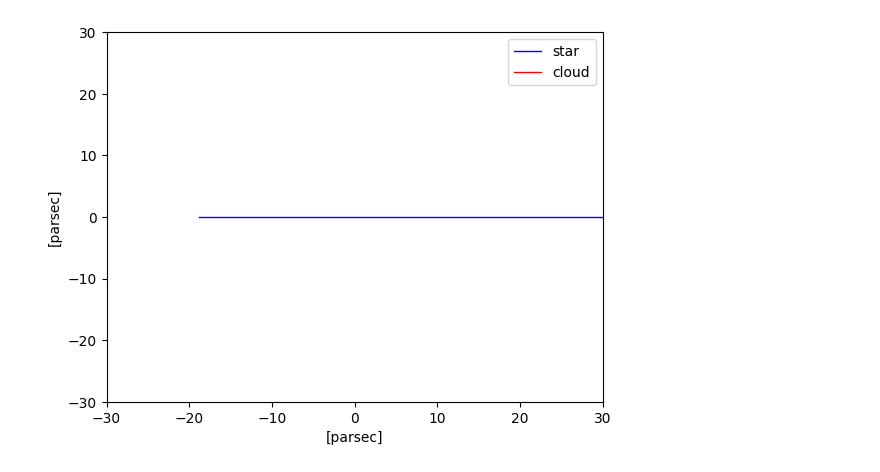
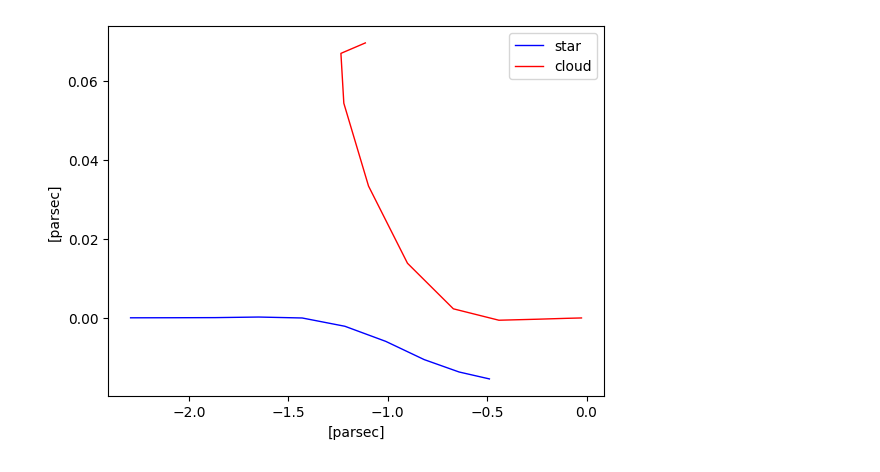
Before and after one commit to umuzigazuba/AMUSE-_project_SNOOPS, a Jupyter notebook: AMUSE_project_YESSIR/src/obriter_diagnostic.ipynb, the cells around one changed output. Drawn from its saved outputs; the diff is of its cells as text; code cells hidden in the pictures.

Commit message:
effect of star on hydro now visible

```diff
--- a/AMUSE_project_YESSIR/src/obriter_diagnostic.ipynb
+++ b/AMUSE_project_YESSIR/src/obriter_diagnostic.ipynb
@@ -14,7 +14,7 @@ from plotters import plot_hydro_and_star, plot_cloud_particles
 # initialise and evolve the MC particle set
 particles_cloud, converter_cloud  = make_molecular_cloud(N_cloud = 1_000,
                                                          M_cloud = 500 | units.MSun,
-                                                         R_cloud = 20 | units.pc,
+                                                         R_cloud = 2 | units.pc,
                                                          seed = 1312)
 
 particles_cloud, density_map = evolve_molecular_cloud(particles_cloud,
@@ -50,7 +54,7 @@ def hydro_code(Code, dt, converter, particles, seed):
                 # isothermal gas (requires integrate_entropy_flag == False)
     hydro.parameters.integrate_entropy_flag = False #True means: integrate
                                           # entropy, else: internal energy.
-    hydro.particles.add_particles(particles) # add the particles
+    hydro.gas_particles.add_particles(particles) # add the particles
 
     return hydro
 # %%
@@ -81,17 +85,17 @@ hydro_cloud = hydro_code(Code = Fi, dt = 0.1 | units.Myr,
 gravity_code = Bhtree(converter_star)
 gravity_code.particles.add_particles(star)
 
-channel = {"from_star": star.new_channel_to(gravity_code.particles),
-            "to_star": gravity_code.particles.new_channel_to(star),
-            "from_cloud": particles_cloud.new_channel_to(hydro_cloud.particles),
-            "to_cloud": hydro_cloud.particles.new_channel_to(particles_cloud)}
+channel = {"to_star": gravity_code.particles.new_channel_to(star),
+           "from_star": star.new_channel_to(gravity_code.particles),
+           "to_cloud": hydro_cloud.gas_particles.new_channel_to(particles_cloud),
+            "from_cloud": particles_cloud.new_channel_to(hydro_cloud.gas_particles)}
 # %%
 gravhydrobridge = bridge.Bridge(use_threading = False)
 gravhydrobridge.add_system(gravity_code, (hydro_cloud,) )
 gravhydrobridge.add_system(hydro_cloud, (gravity_code,) )
 gravhydrobridge.timestep = 0.1 | units.Myr
 # %%
-t_end = 2 | units.Myr
+t_end = 1 | units.Myr
 model_time = 0 | units.Myr
 dt = 0.1 | units.Myr
 
@@ -110,7 +114,7 @@ while model_time < t_end:
 
     model_time += dt
     gravhydrobridge.evolve_model(model_time)
-    model_time = model_time.round(2)
+    model_time = model_time.round(1)
 
     # update channels
     channel["to_star"].copy()
@@ -120,6 +124,7 @@ while model_time < t_end:
     X_star.append(star.x)
     Y_star.append(star.y)
     Z_star.append(star.z)
+
     # save the cloud's position
     x_cloud = particles_cloud.center_of_mass()[0]
     X_cloud.append(x_cloud)
@@ -130,9 +135,18 @@ while model_time < t_end:
 
     print('Orbiter in progress at', model_time.value_in(units.Myr), ' Myr')
 
-    plot_hydro_and_star(time = model_time,
-                        hydro = hydro_cloud,
-                        star_particle = star,
-                        L = L,
-                        N = N,
-                        density_map_MC = density_map)
+    plt.figure(figsize = (9, 5))
+
+    plt.scatter(star.x.value_in(units.pc), star.y.value_in(units.pc), c = 'red')
+    plt.scatter(particles_cloud.x.value_in(units.pc), particles_cloud.y.value_in(units.pc), s = 1)
+    plt.title("Molecular cloud at time = " + model_time.as_string_in(units.Myr))
+    plt.xlabel("x [pc]")
+    plt.ylabel("y [pc]")
+    plt.show()
+
+# plot_hydro_and_star(time = model_time,
+#                     hydro = hydro_cloud,
+#                     star_particle = star,
+#                     L = L,
+#                     N = N,
+#                     density_map_MC = density_map)
@@ -143,10 +171,10 @@ gravhydrobridge.stop()
 # %%
 from amuse.plot import plot, scatter
 plot(X_star, Y_star, lw = 1, c = "blue", label = "star")
 plot(X_cloud, Y_cloud, lw = 1, c = "red", label = "cloud")
-plt.xlim([-30, 30])
-plt.ylim([-30, 30])
+# plt.xlim([-30, 30])
+# plt.ylim([-30, 30])
 plt.legend()
 plt.show()
 # %% [output]
-[figure, old version]
+[figure, new version]
```
Also changed, not shown: parts of 6 cells of this notebook, 1 other file.
